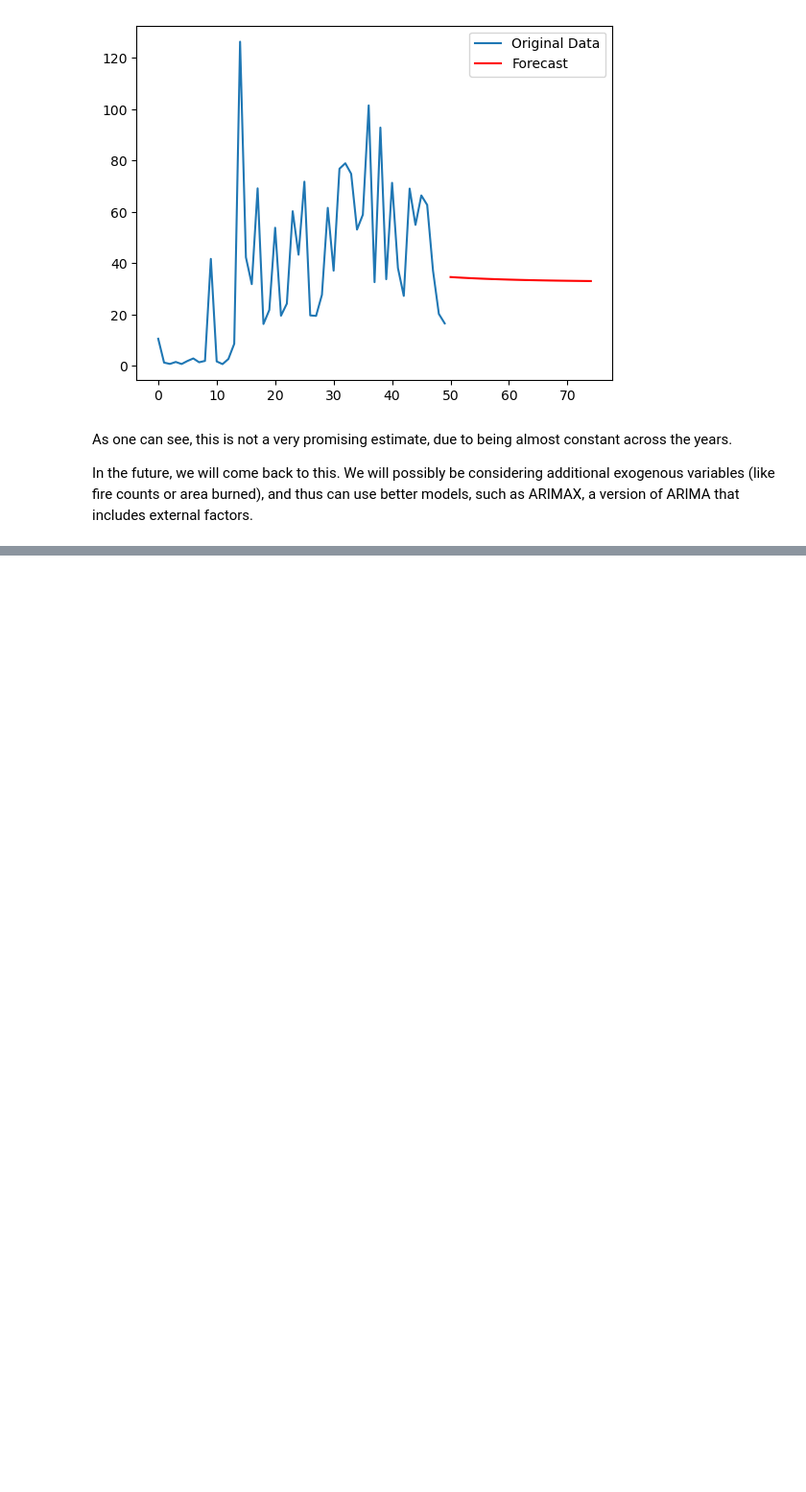
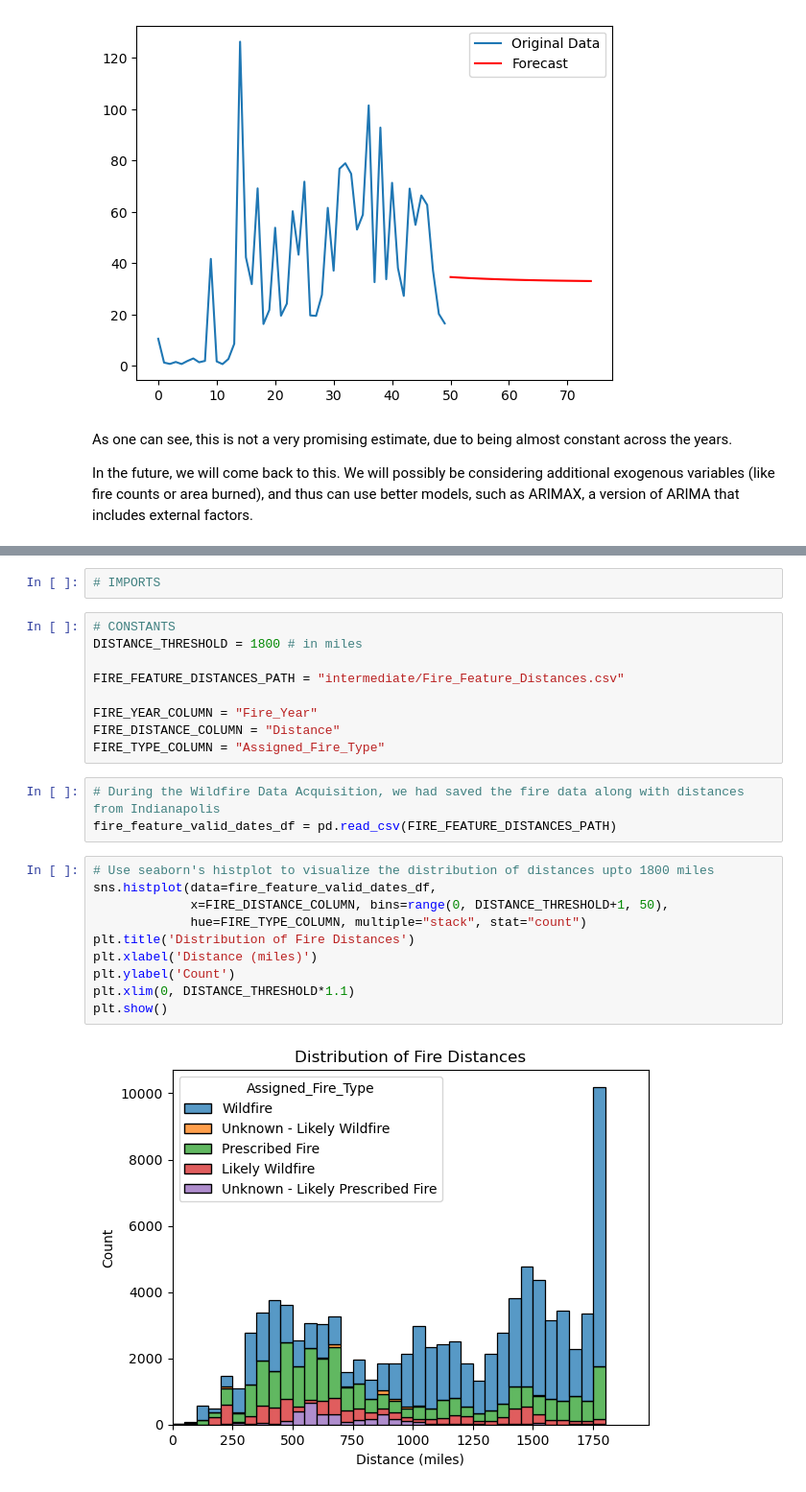
Before and after one commit to himanshunaidu/data512_project, a Jupyter notebook: wildfire_data_analysis.ipynb, the cells around one changed output, grey strips where cells are left out. Shown at 96% size. Drawn from its saved outputs; the diff is of its cells as text; blank space fills up the shorter version.

```diff
--- a/wildfire_data_analysis.ipynb
+++ b/wildfire_data_analysis.ipynb
@@ -213,0 +220,26 @@ In the future, we will come back to this. We will possibly be considering additi
+# %%
+# IMPORTS
+# %%
+# CONSTANTS
+DISTANCE_THRESHOLD = 1800 # in miles
+
+FIRE_FEATURE_DISTANCES_PATH = "intermediate/Fire_Feature_Distances.csv"
+
+FIRE_YEAR_COLUMN = "Fire_Year"
+FIRE_DISTANCE_COLUMN = "Distance"
+FIRE_TYPE_COLUMN = "Assigned_Fire_Type"
+# %%
+# During the Wildfire Data Acquisition, we had saved the fire data along with distances from Indianapolis
+fire_feature_valid_dates_df = pd.read_csv(FIRE_FEATURE_DISTANCES_PATH)
+# %%
+# Use seaborn's histplot to visualize the distribution of distances upto 1800 miles
+sns.histplot(data=fire_feature_valid_dates_df,
+             x=FIRE_DISTANCE_COLUMN, bins=range(0, DISTANCE_THRESHOLD+1, 50),
+             hue=FIRE_TYPE_COLUMN, multiple="stack", stat="count")
+plt.title('Distribution of Fire Distances')
+plt.xlabel('Distance (miles)')
+plt.ylabel('Count')
+plt.xlim(0, DISTANCE_THRESHOLD*1.1)
+plt.show()
+# %% [output]
+[figure, added]
```
Also changed, not shown: parts of 8 cells of this notebook, 2 other files.
